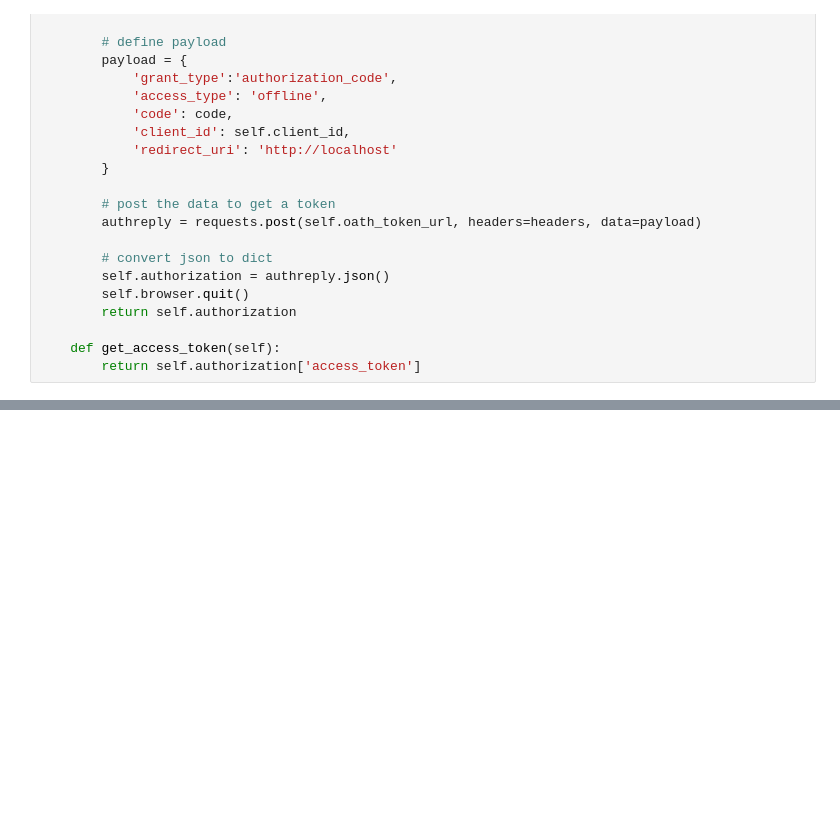
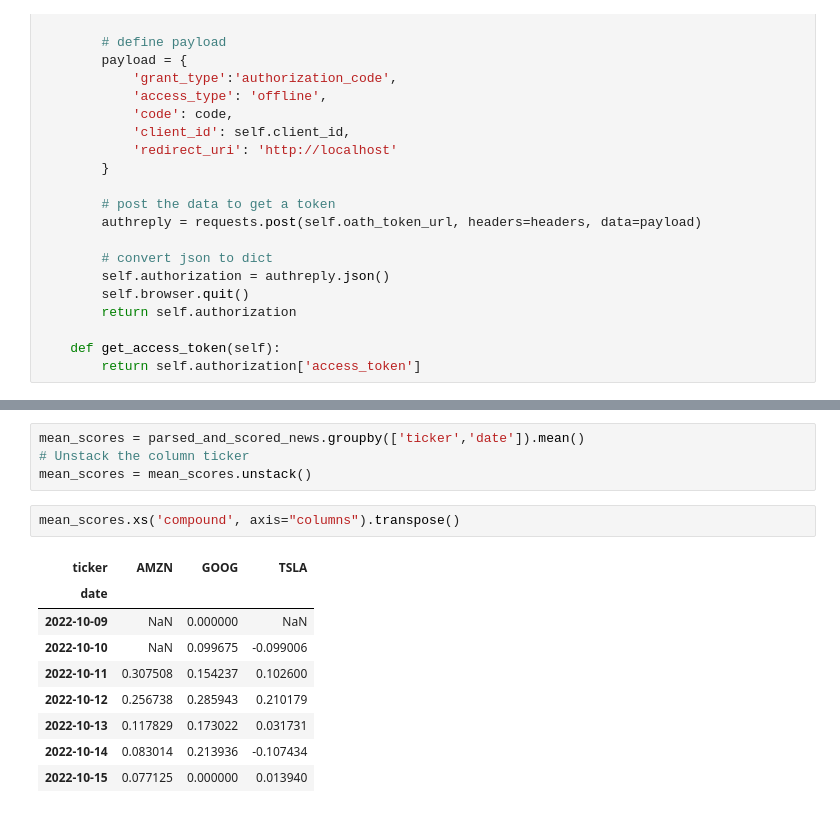
Before and after one commit to nmaiorana/svi-trading-tools, a Jupyter notebook: tools/experimentation.ipynb, the cells around one changed output, grey strips where cells are left out. Cells and saved outputs as stored; diff of their text form; blank space fills up the shorter version.

```diff
--- a/tools/experimentation.ipynb
+++ b/tools/experimentation.ipynb
@@ -658,0 +825,16 @@ class AmeritradeRest:
+# %%
+mean_scores = parsed_and_scored_news.groupby(['ticker','date']).mean()
+# Unstack the column ticker
+mean_scores = mean_scores.unstack()
+# %%
+mean_scores.xs('compound', axis="columns").transpose()
+# %% [output]
+| ticker | AMZN | GOOG | TSLA |
+| date |  |  |  |
+| 2022-10-09 | NaN | 0.000000 | NaN |
+| 2022-10-10 | NaN | 0.099675 | -0.099006 |
+| 2022-10-11 | 0.307508 | 0.154237 | 0.102600 |
+| 2022-10-12 | 0.256738 | 0.285943 | 0.210179 |
+| 2022-10-13 | 0.117829 | 0.173022 | 0.031731 |
+| 2022-10-14 | 0.083014 | 0.213936 | -0.107434 |
+| 2022-10-15 | 0.077125 | 0.000000 | 0.013940 |
```
Also changed, not shown: parts of 8 cells of this notebook, 12 other files.
